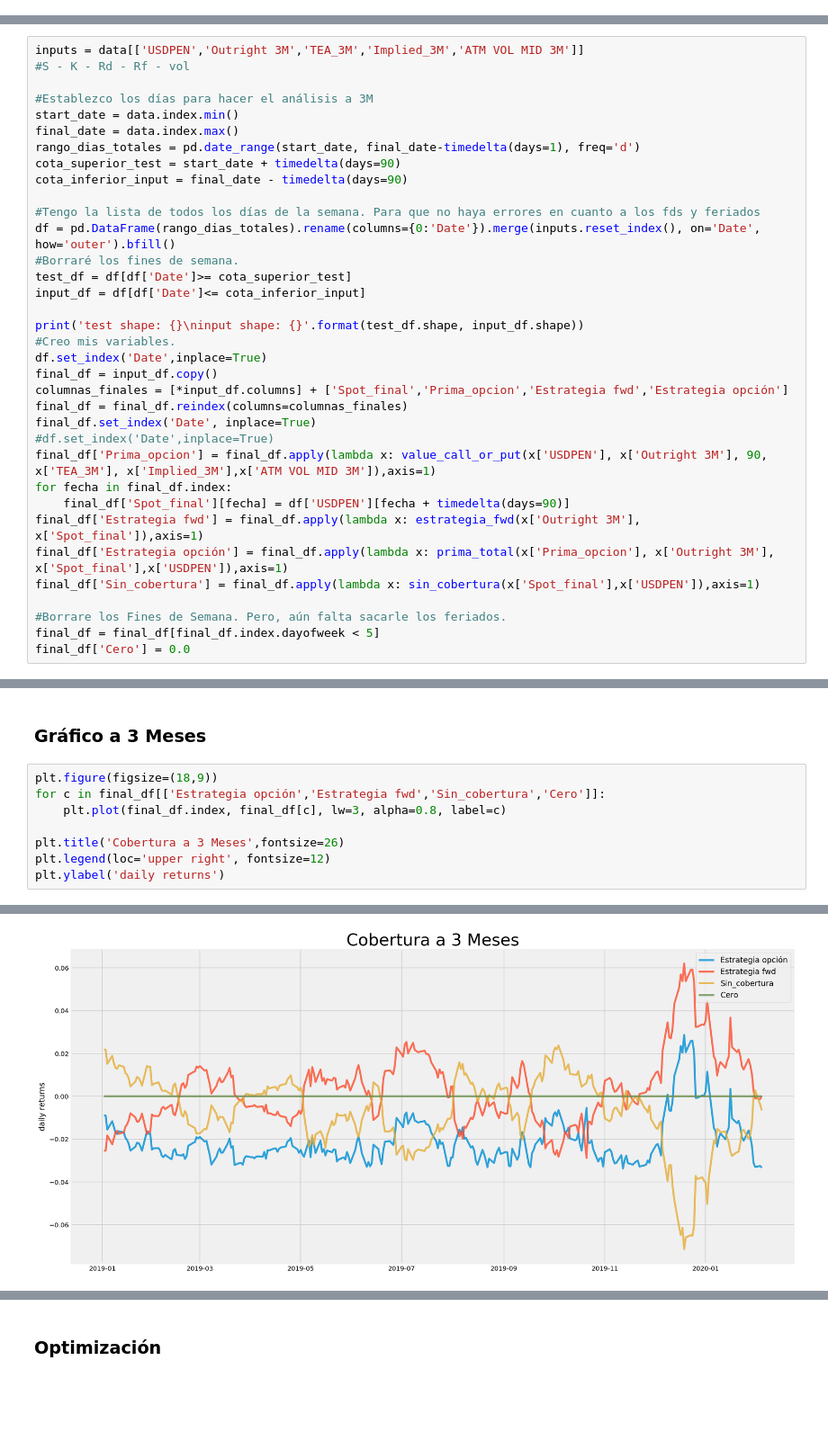
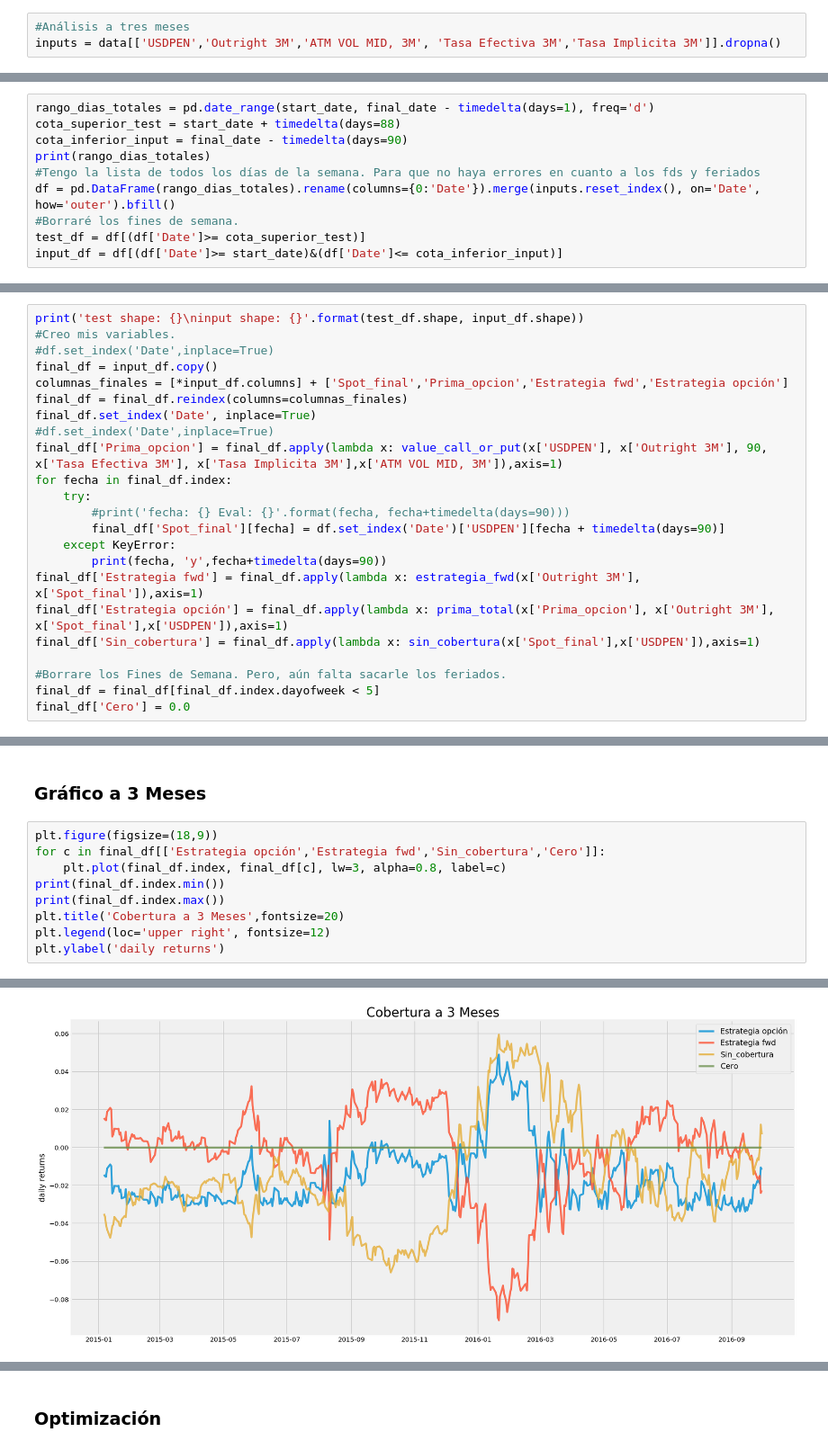
Before and after one commit to PBenavides/Practice_Notebooks, a Jupyter notebook: Finance_with_Python/Fwd_opciones_y_spot.ipynb, the cells around one changed output, grey strips where cells are left out. Shown at 90% size. Saved outputs shown, nothing was run; the diff lists cells and outputs as text; blank space fills up the shorter version.

```diff
--- a/Finance_with_Python/Fwd_opciones_y_spot.ipynb
+++ b/Finance_with_Python/Fwd_opciones_y_spot.ipynb
@@ -22,3 +23,6 @@ Dia primero: 2019-01-02 00:00:00
+# %%
+#Análisis a tres meses
+inputs = data[['USDPEN','Outright 3M','ATM VOL MID, 3M', 'Tasa Efectiva 3M','Tasa Implicita 3M']].dropna()
 # %% [markdown]
 ##### Las variables involucradas en la metodología son:
 
@@ -105,0 +137,10 @@ def sin_cobertura(spot_final, spot_inicial, type='compra'):
+# %%
+rango_dias_totales = pd.date_range(start_date, final_date - timedelta(days=1), freq='d')
+cota_superior_test = start_date + timedelta(days=88)
+cota_inferior_input = final_date - timedelta(days=90)
+print(rango_dias_totales)
+#Tengo la lista de todos los días de la semana. Para que no haya errores en cuanto a los fds y feriados
+df = pd.DataFrame(rango_dias_totales).rename(columns={0:'Date'}).merge(inputs.reset_index(), on='Date', how='outer').bfill()
+#Borraré los fines de semana.
+test_df = df[(df['Date']>= cota_superior_test)]
+input_df = df[(df['Date']>= start_date)&(df['Date']<= cota_inferior_input)]
@@ -106,31 +172,19 @@ def sin_cobertura(spot_final, spot_inicial, type='compra'):
 # %%
-inputs = data[['USDPEN','Outright 3M','TEA_3M','Implied_3M','ATM VOL MID 3M']]
-#S - K - Rd - Rf - vol
-
-#Establezco los días para hacer el análisis a 3M
-start_date = data.index.min()
-final_date = data.index.max()
-rango_dias_totales = pd.date_range(start_date, final_date-timedelta(days=1), freq='d')
-cota_superior_test = start_date + timedelta(days=90)
-cota_inferior_input = final_date - timedelta(days=90)
-
-#Tengo la lista de todos los días de la semana. Para que no haya errores en cuanto a los fds y feriados
-df = pd.DataFrame(rango_dias_totales).rename(columns={0:'Date'}).merge(inputs.reset_index(), on='Date', how='outer').bfill()
-#Borraré los fines de semana.
-test_df = df[df['Date']>= cota_superior_test]
-input_df = df[df['Date']<= cota_inferior_input]
-
 print('test shape: {}\ninput shape: {}'.format(test_df.shape, input_df.shape))
 #Creo mis variables.
-df.set_index('Date',inplace=True)
+#df.set_index('Date',inplace=True)
 final_df = input_df.copy()
 columnas_finales = [*input_df.columns] + ['Spot_final','Prima_opcion','Estrategia fwd','Estrategia opción']
 final_df = final_df.reindex(columns=columnas_finales)
 final_df.set_index('Date', inplace=True)
 #df.set_index('Date',inplace=True)
-final_df['Prima_opcion'] = final_df.apply(lambda x: value_call_or_put(x['USDPEN'], x['Outright 3M'], 90, x['TEA_3M'], x['Implied_3M'],x['ATM VOL MID 3M']),axis=1)
+final_df['Prima_opcion'] = final_df.apply(lambda x: value_call_or_put(x['USDPEN'], x['Outright 3M'], 90, x['Tasa Efectiva 3M'], x['Tasa Implicita 3M'],x['ATM VOL MID, 3M']),axis=1)
 for fecha in final_df.index:
-    final_df['Spot_final'][fecha] = df['USDPEN'][fecha + timedelta(days=90)]
+    try:
+        #print('fecha: {} Eval: {}'.format(fecha, fecha+timedelta(days=90)))
+        final_df['Spot_final'][fecha] = df.set_index('Date')['USDPEN'][fecha + timedelta(days=90)]
+    except KeyError:
+        print(fecha, 'y',fecha+timedelta(days=90))
 final_df['Estrategia fwd'] = final_df.apply(lambda x: estrategia_fwd(x['Outright 3M'], x['Spot_final']),axis=1)
 final_df['Estrategia opción'] = final_df.apply(lambda x: prima_total(x['Prima_opcion'], x['Outright 3M'], x['Spot_final'],x['USDPEN']),axis=1)
 final_df['Sin_cobertura'] = final_df.apply(lambda x: sin_cobertura(x['Spot_final'],x['USDPEN']),axis=1)
@@ -147,8 +201,9 @@ input shape: (399, 6)
 plt.figure(figsize=(18,9))
 for c in final_df[['Estrategia opción','Estrategia fwd','Sin_cobertura','Cero']]:
     plt.plot(final_df.index, final_df[c], lw=3, alpha=0.8, label=c)
-
-plt.title('Cobertura a 3 Meses',fontsize=26)
+print(final_df.index.min())
+print(final_df.index.max())
+plt.title('Cobertura a 3 Meses',fontsize=20)
 plt.legend(loc='upper right', fontsize=12)
 plt.ylabel('daily returns')
 # %% [output]
@@ -156 +213 @@ Text(0, 0.5, 'daily returns')
-[figure, old version]
+[figure, new version]
```
Also changed, not shown: parts of 20 cells of this notebook, 2 other files.
